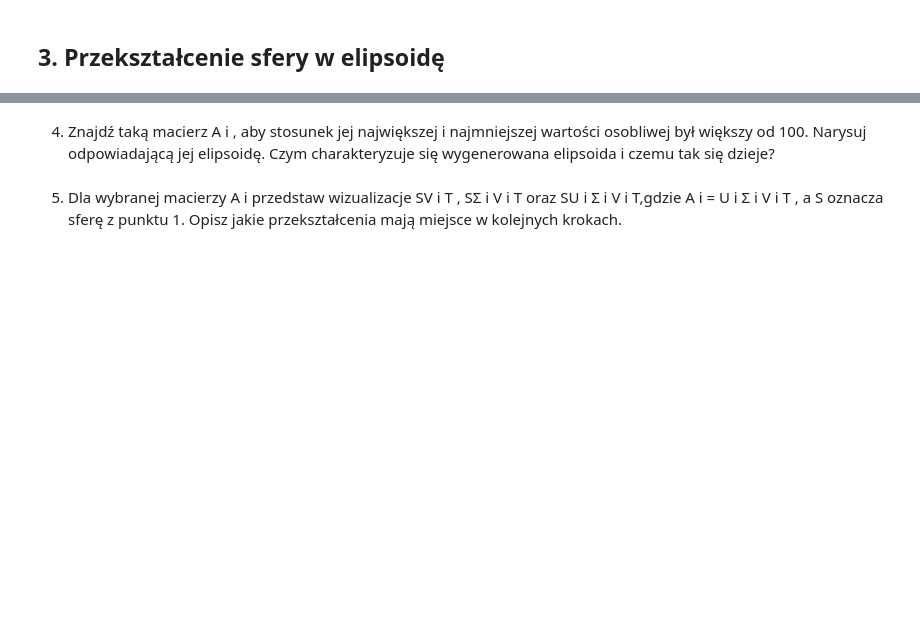
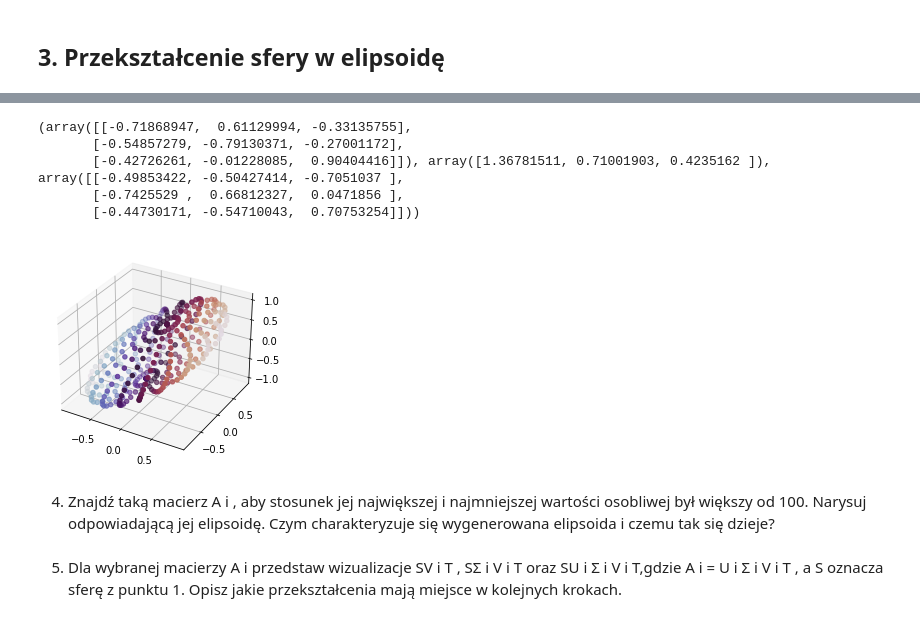
Before and after one commit to mhawryluk/mownit, a Jupyter notebook: lab6/lab6.ipynb, the cells around one changed output, grey strips where cells are left out. Drawn from its saved outputs; the diff is of its cells as text; code cells hidden in the pictures; blank space fills up the shorter version.

```diff
--- a/lab6/lab6.ipynb
+++ b/lab6/lab6.ipynb
@@ -68,0 +228,4 @@ None
+# %%
+A = np.array([[1,1,1], [1,2,3], [4,2,1]], dtype=float)
+B = np.array([3, 6, 7], dtype=float)
+lu_solve(A, B)
@@ -97,5 +323,22 @@ plt.show()
 # %%
 # svd - z funkcji bibliotecznej
+def plot_with_axis(points, A):
+    svd = np.linalg.svd(A1)
+    print(svd)
+    points = points @ A
+
+    fig = plt.figure()
+    ax = fig.add_subplot(111, projection='3d')
+    ax.scatter(points[:,0], points[:,1], points[:,2], c=points[:,0], cmap=plt.get_cmap('twilight'))
+
+plot_with_axis(points, A1)
+# %% [output]
+(array([[-0.71868947,  0.61129994, -0.33135755],
+       [-0.54857279, -0.79130371, -0.27001172],
+       [-0.42726261, -0.01228085,  0.90404416]]), array([1.36781511, 0.71001903, 0.4235162 ]), array([[-0.49853422, -0.50427414, -0.7051037 ],
+       [-0.7425529 ,  0.66812327,  0.0471856 ],
+       [-0.44730171, -0.54710043,  0.70753254]]))
+[figure, added]
 # %% [markdown]
 4. Znajdź taką macierz A i , aby stosunek jej największej i najmniejszej wartości osobliwej był większy od 100. Narysuj odpowiadającą jej elipsoidę. Czym charakteryzuje się wygenerowana elipsoida i czemu tak się dzieje?
 # %%
```
Also changed, not shown: parts of 24 cells of this notebook.
